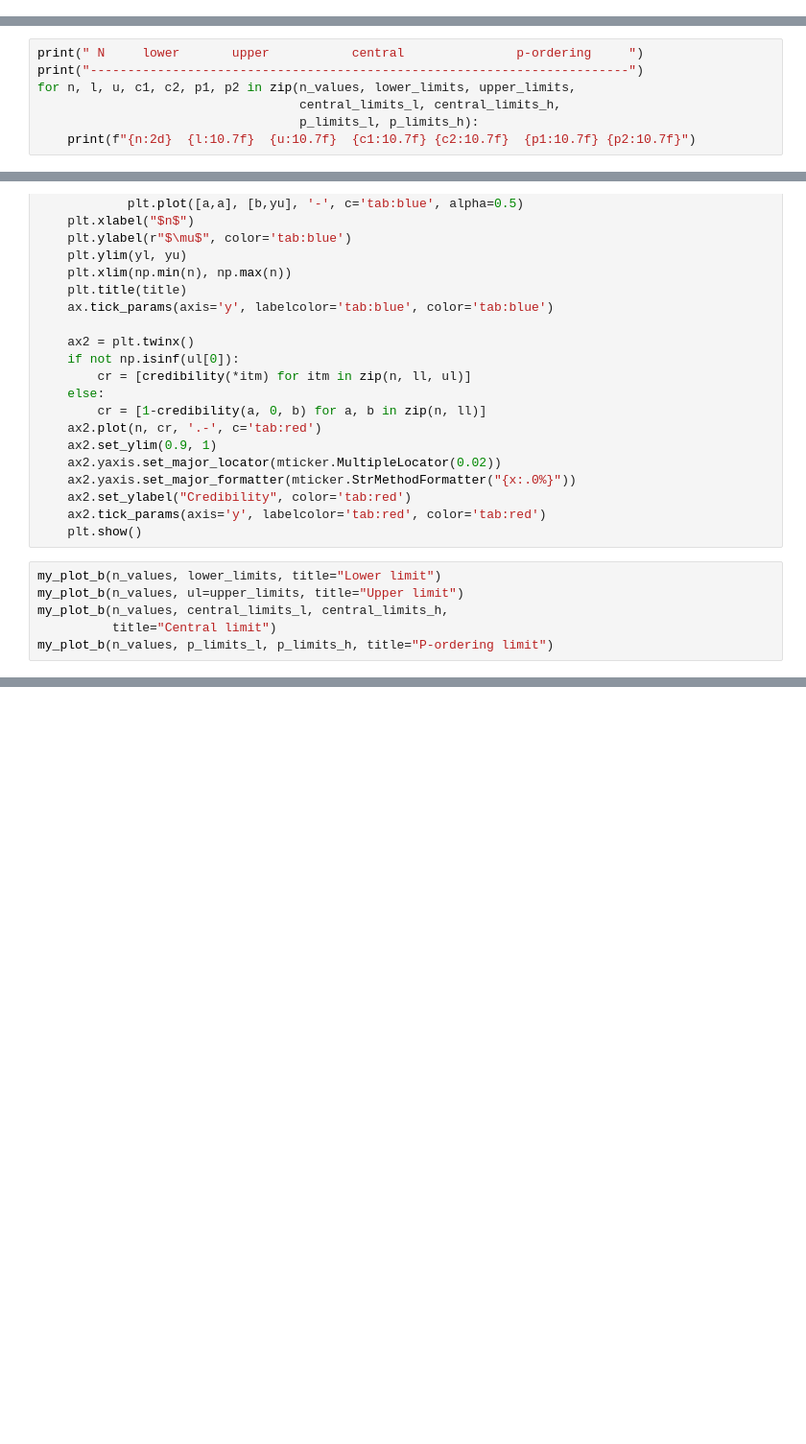
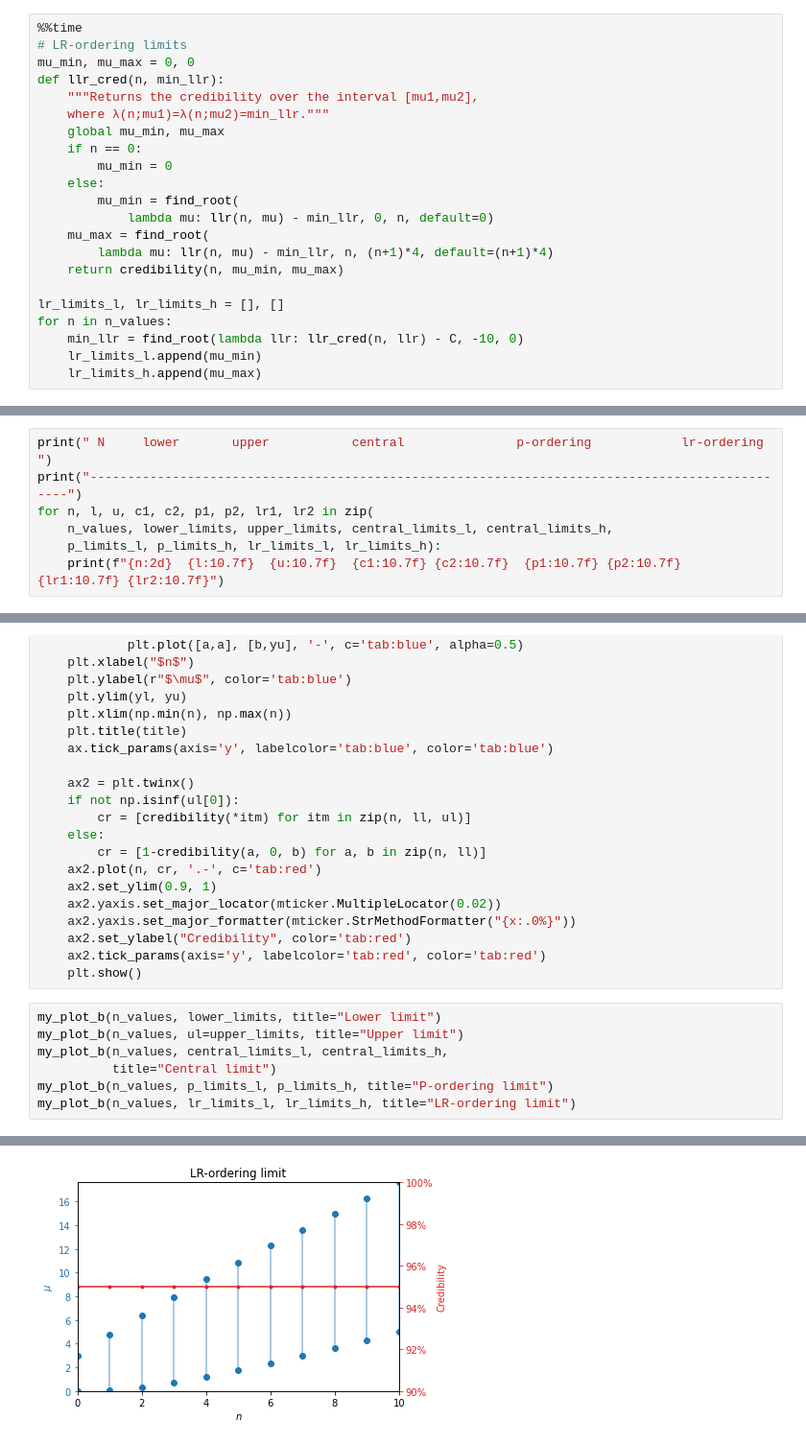
Before and after one commit to lmassach/statistical-analysis-lab, a Jupyter notebook: 05 Exercises Attempt 2.ipynb, the cells around one changed output, grey strips where cells are left out. Shown: that part at 96% size. Cells and saved outputs as stored; diff of their text form; blank space fills up the shorter version.

```diff
--- a/05 Exercises Attempt 2.ipynb
+++ b/05 Exercises Attempt 2.ipynb
@@ -428,0 +491,22 @@ Wall time: 394 ms
+# %%
+%%time
+# LR-ordering limits
+mu_min, mu_max = 0, 0
+def llr_cred(n, min_llr):
+    """Returns the credibility over the interval [mu1,mu2],
+    where λ(n;mu1)=λ(n;mu2)=min_llr."""
+    global mu_min, mu_max
+    if n == 0:
+        mu_min = 0
+    else:
+        mu_min = find_root(
+            lambda mu: llr(n, mu) - min_llr, 0, n, default=0)
+    mu_max = find_root(
+        lambda mu: llr(n, mu) - min_llr, n, (n+1)*4, default=(n+1)*4)
+    return credibility(n, mu_min, mu_max)
+
+lr_limits_l, lr_limits_h = [], []
+for n in n_values:
+    min_llr = find_root(lambda llr: llr_cred(n, llr) - C, -10, 0)
+    lr_limits_l.append(mu_min)
+    lr_limits_h.append(mu_max)
@@ -429,8 +516,8 @@ Wall time: 394 ms
 # %%
-print(" N     lower       upper           central               p-ordering     ")
-print("------------------------------------------------------------------------")
-for n, l, u, c1, c2, p1, p2 in zip(n_values, lower_limits, upper_limits,
-                                   central_limits_l, central_limits_h,
-                                   p_limits_l, p_limits_h):
-    print(f"{n:2d}  {l:10.7f}  {u:10.7f}  {c1:10.7f} {c2:10.7f}  {p1:10.7f} {p2:10.7f}")
+print(" N     lower       upper           central               p-ordering            lr-ordering     ")
+print("-----------------------------------------------------------------------------------------------")
+for n, l, u, c1, c2, p1, p2, lr1, lr2 in zip(
+    n_values, lower_limits, upper_limits, central_limits_l, central_limits_h,
+    p_limits_l, p_limits_h, lr_limits_l, lr_limits_h):
+    print(f"{n:2d}  {l:10.7f}  {u:10.7f}  {c1:10.7f} {c2:10.7f}  {p1:10.7f} {p2:10.7f}  {lr1:10.7f} {lr2:10.7f}")
 # %% [output]
@@ -514,11 +601,13 @@ def my_plot_b(n, ll=None, ul=None, title=""):
 # %%
 my_plot_b(n_values, lower_limits, title="Lower limit")
 my_plot_b(n_values, ul=upper_limits, title="Upper limit")
 my_plot_b(n_values, central_limits_l, central_limits_h,
           title="Central limit")
 my_plot_b(n_values, p_limits_l, p_limits_h, title="P-ordering limit")
+my_plot_b(n_values, lr_limits_l, lr_limits_h, title="LR-ordering limit")
 # %% [output]
 [figure]
 [figure]
 [figure]
 [figure]
+[figure, added]
```
Also changed, not shown: parts of 15 cells of this notebook.
